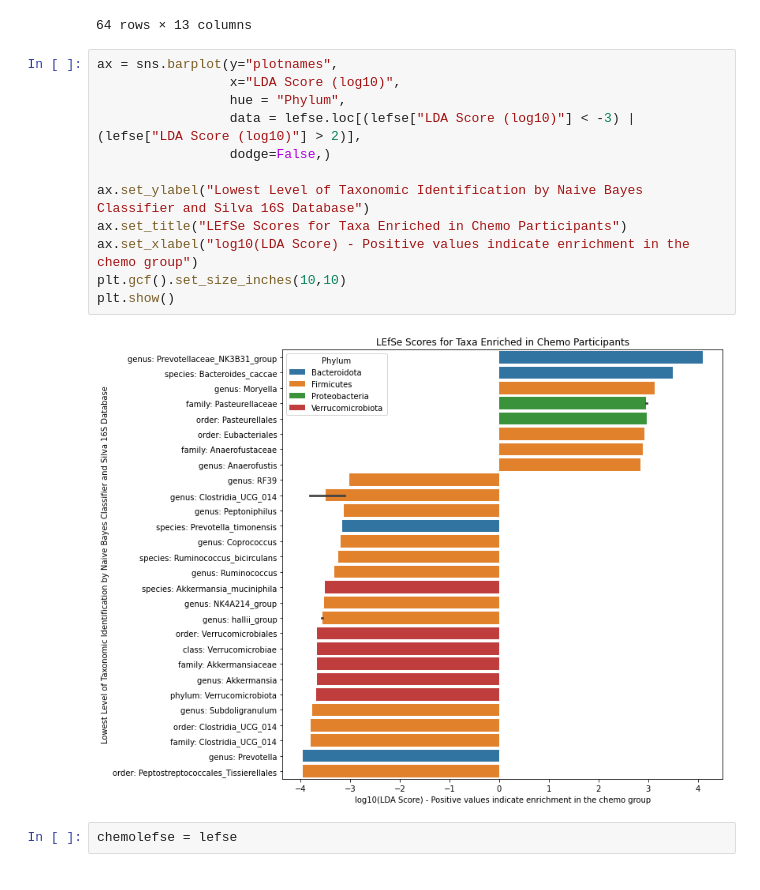
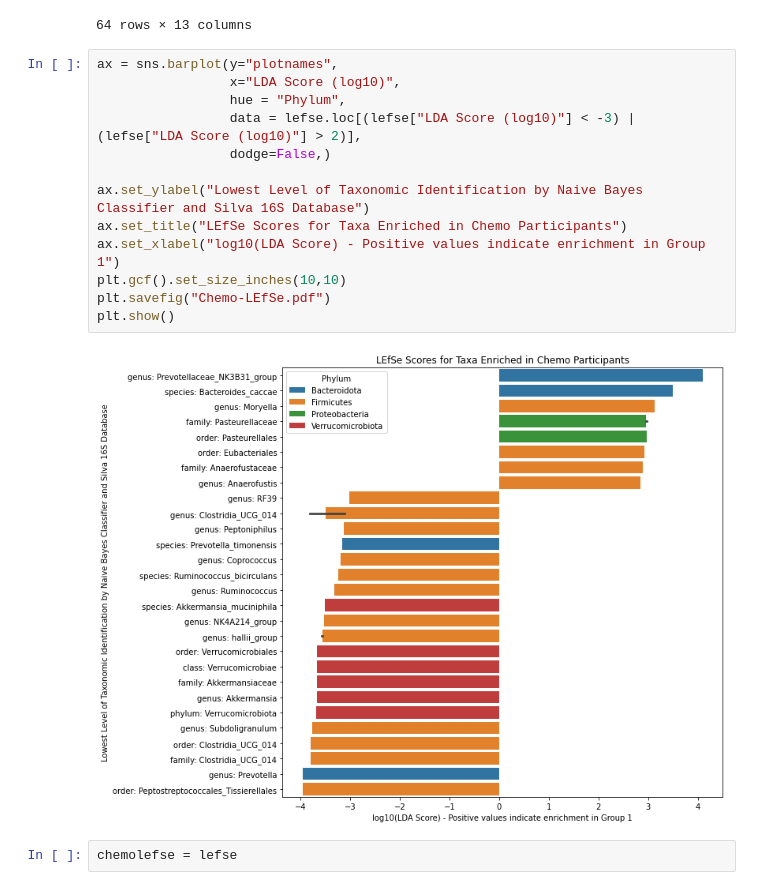
Before and after one commit to sterrettJD/Chemobrain, a Jupyter notebook: LEfSe.ipynb, the cells around one changed output. Saved outputs shown, nothing was run; the diff lists cells and outputs as text.

```diff
--- a/LEfSe.ipynb
+++ b/LEfSe.ipynb
@@ -345,17 +346,18 @@ lefse.loc[(lefse["LDA Score (log10)"] < -2.5) | (lefse["LDA Score (log10)"] > 2)
 # %%
 ax = sns.barplot(y="plotnames",
                  x="LDA Score (log10)",
                  hue = "Phylum",
                  data = lefse.loc[(lefse["LDA Score (log10)"] < -3) | (lefse["LDA Score (log10)"] > 2)],
                  dodge=False,)
 
 ax.set_ylabel("Lowest Level of Taxonomic Identification by Naive Bayes Classifier and Silva 16S Database")
 ax.set_title("LEfSe Scores for Taxa Enriched in Chemo Participants")
-ax.set_xlabel("log10(LDA Score) - Positive values indicate enrichment in the chemo group")
+ax.set_xlabel("log10(LDA Score) - Positive values indicate enrichment in Group 1")
 plt.gcf().set_size_inches(10,10)
+plt.savefig("Chemo-LEfSe.pdf")
 plt.show()
 # %% [output]
-[figure, old version]
+[figure, new version]
 # %%
 chemolefse = lefse
 # %%
```
Also changed, not shown: parts of 7 cells of this notebook, 1 other file.
